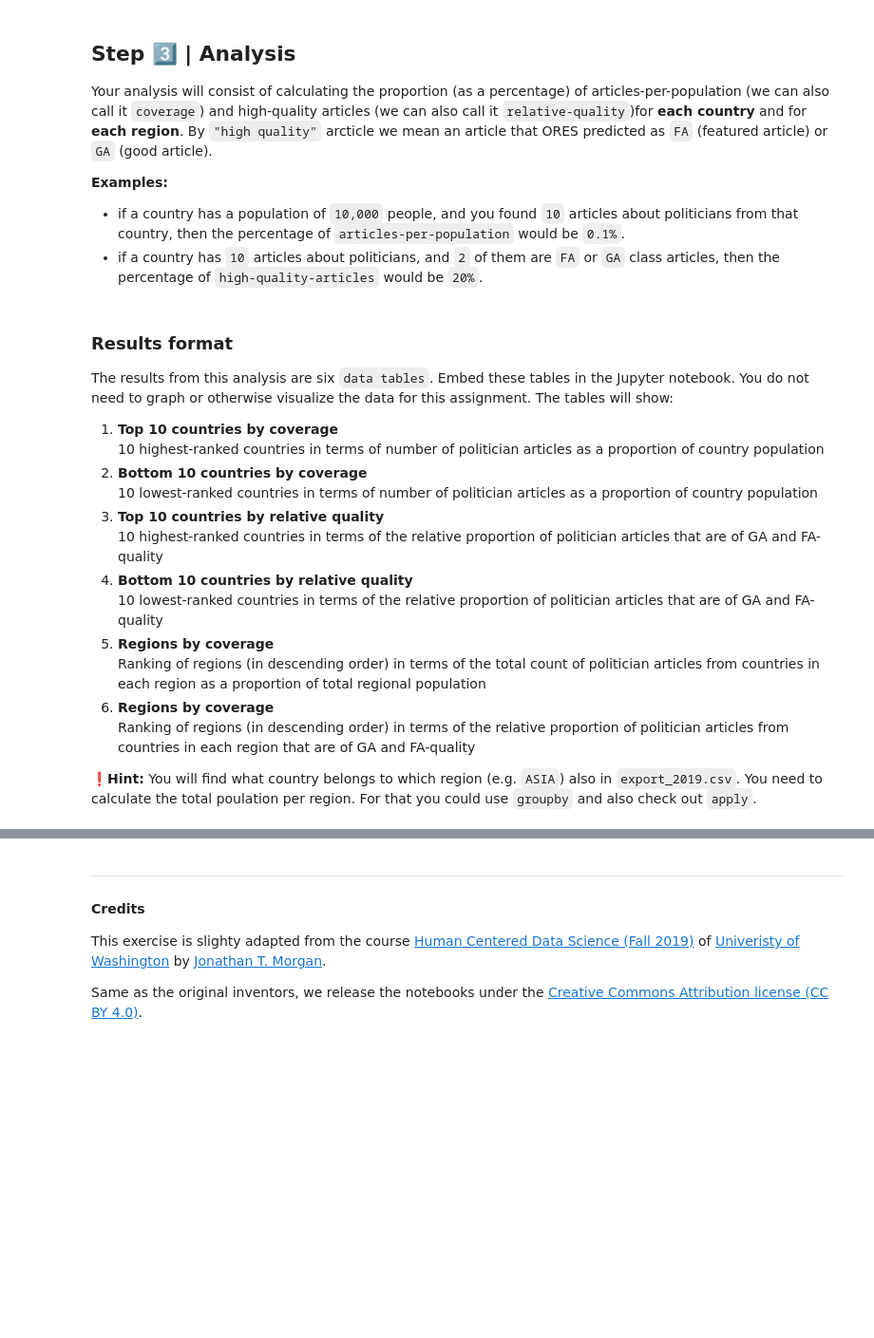
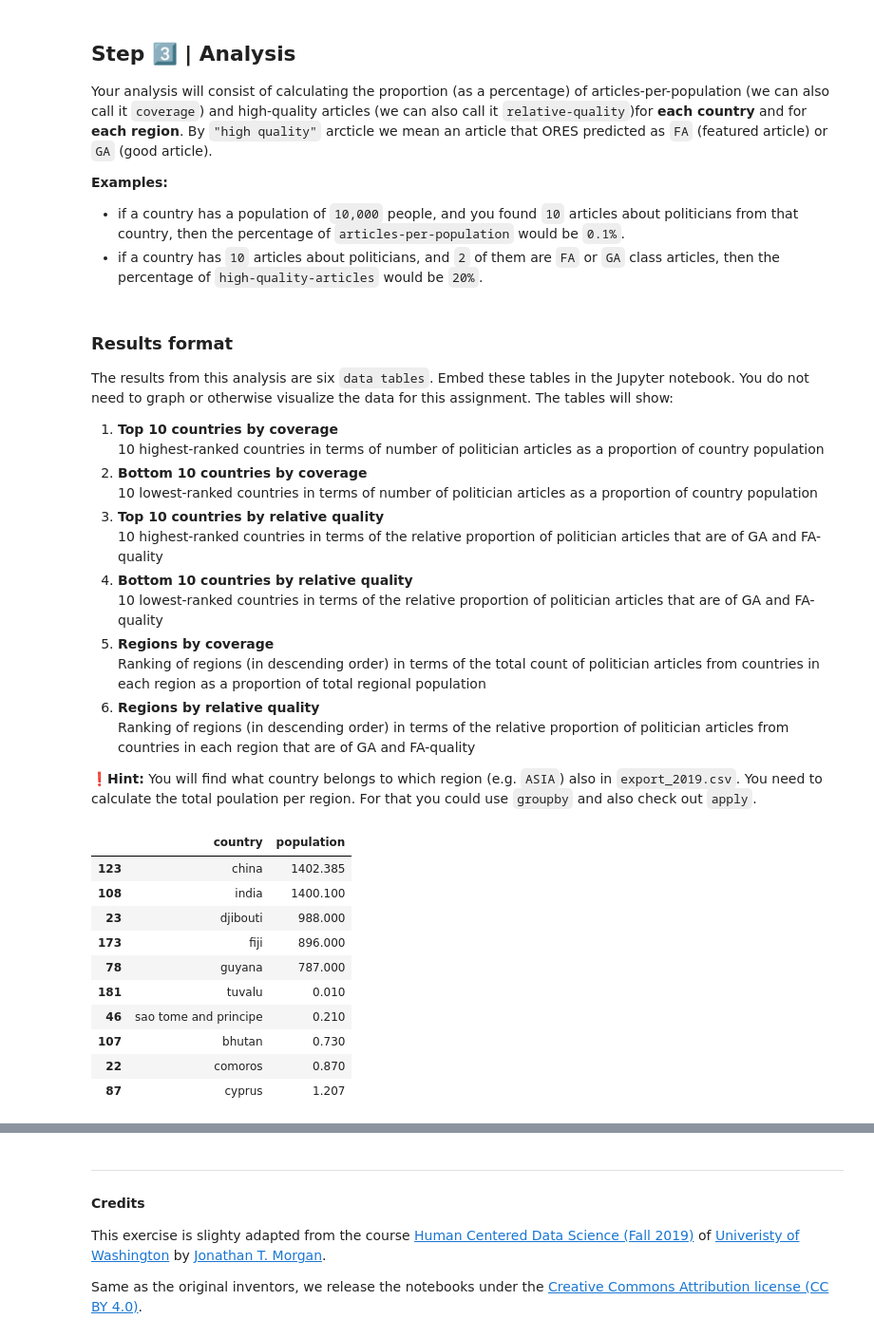
Before and after one commit to chrisk280/A3-hcds-hcc-bias, a Jupyter notebook: src/A3_Wikipedia_ORES_Bias.ipynb, the cells around one changed output, grey strips where cells are left out. Shown at 95% size. Saved outputs shown, nothing was run; the diff lists cells and outputs as text; code cells hidden in the pictures; blank space fills up the shorter version.

Commit message:
Add data cleaning and analysis

```diff
--- a/src/A3_Wikipedia_ORES_Bias.ipynb
+++ b/src/A3_Wikipedia_ORES_Bias.ipynb
@@ -133,6 +320,24 @@ The results from this analysis are six `data tables`. Embed these tables in the
 1. **Top 10 countries by relative quality**<br>10 highest-ranked countries in terms of the relative proportion of politician articles that are of GA and FA-quality
 1. **Bottom 10 countries by relative quality**<br>10 lowest-ranked countries in terms of the relative proportion of politician articles that are of GA and FA-quality
 1. **Regions by coverage**<br>Ranking of regions (in descending order) in terms of the total count of politician articles from countries in each region as a proportion of total regional population
-1. **Regions by coverage**<br>Ranking of regions (in descending order) in terms of the relative proportion of politician articles from countries in each region that are of GA and FA-quality
+1. **Regions by relative quality**<br>Ranking of regions (in descending order) in terms of the relative proportion of politician articles from countries in each region that are of GA and FA-quality
 
 **❗Hint:** You will find what country belongs to which region (e.g. `ASIA`) also in `export_2019.csv`. You need to calculate the total poulation per region. For that you could use `groupby` and also check out `apply`.
+# %%
+pp_df = pd.read_csv("../data_clean/politicians_by_country.csv")
+# %%
+countries_population_df = pp_df[["country", "population"]].drop_duplicates().reset_index(drop=True)
+# display the 5 countries with the smallest and largest population to get an overview
+countries_population_df.nlargest(5, "population").append(countries_population_df.nsmallest(5, "population"))
+# %% [output]
+|  | country | population |
+| 123 | china | 1402.385 |
+| 108 | india | 1400.100 |
+| 23 | djibouti | 988.000 |
+| 173 | fiji | 896.000 |
+| 78 | guyana | 787.000 |
+| 181 | tuvalu | 0.010 |
+| 46 | sao tome and principe | 0.210 |
+| 107 | bhutan | 0.730 |
+| 22 | comoros | 0.870 |
+| 87 | cyprus | 1.207 |
```
Also changed, not shown: parts of 63 cells of this notebook, 11 other files.
